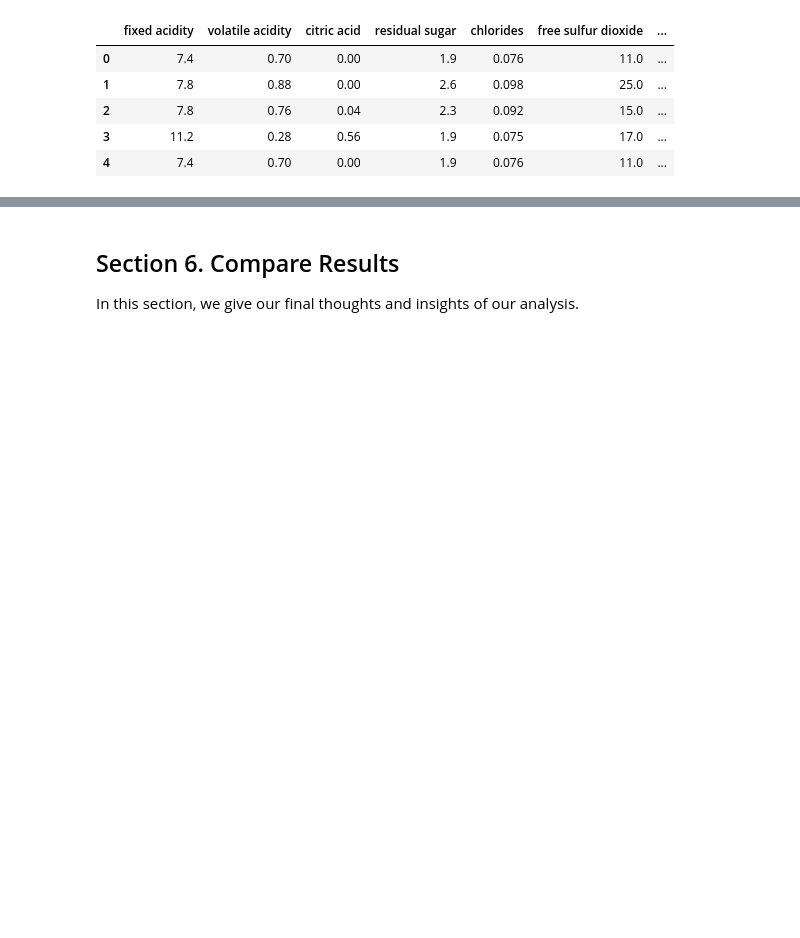
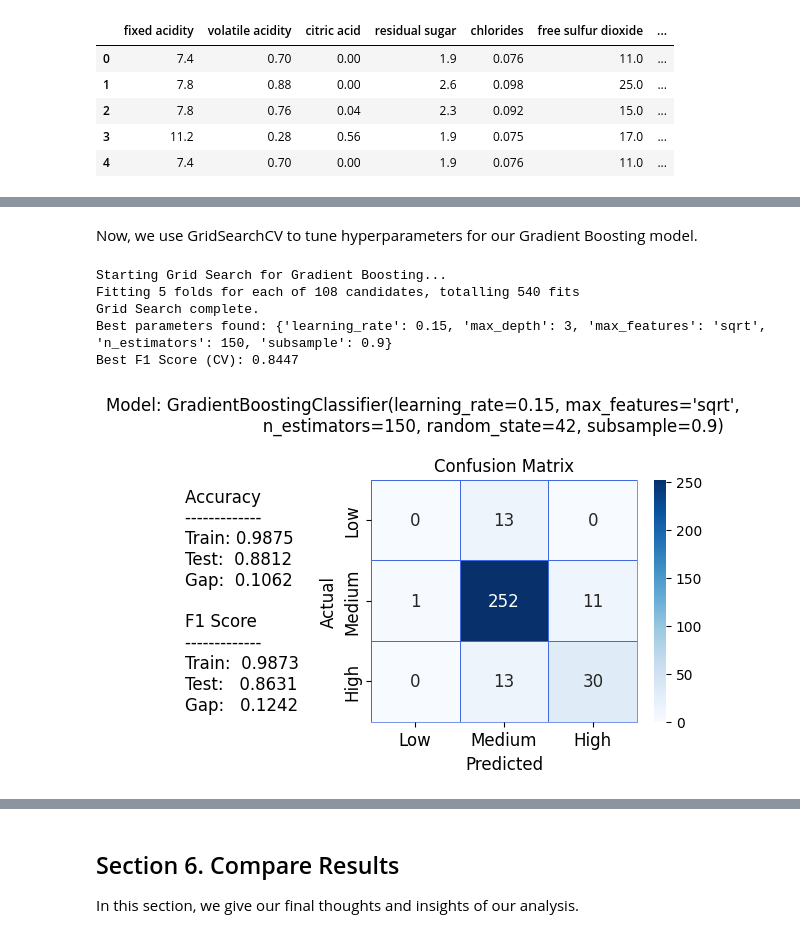
Before and after one commit to JfromNWMS/applied-ml-jordan, a Jupyter notebook: notebooks/project05/ensemble_jordan.ipynb, the cells around one changed output, grey strips where cells are left out. Drawn from its saved outputs; the diff is of its cells as text; code cells hidden in the pictures; blank space fills up the shorter version.

```diff
--- a/notebooks/project05/ensemble_jordan.ipynb
+++ b/notebooks/project05/ensemble_jordan.ipynb
@@ -187,0 +192,52 @@ Train F1 Score: 0.8702, Test F1 Score: 0.8264
+# %% [markdown]
+Now, we use GridSearchCV to tune hyperparameters for our Gradient Boosting model.
+# %%
+# 5-fold stratified cross-validation for tuning both our models
+skf = StratifiedKFold(n_splits=5, shuffle=True, random_state=42)
+
+gb_model = GradientBoostingClassifier(random_state=42)
+
+# Define the grid of hyperparameters to search
+param_grid = {
+    "n_estimators": [100, 150, 200, 250],    # Various amount of trees
+    "learning_rate": [0.05, 0.1, 0.15],      # Various learning rates
+    "max_depth": [1, 2, 3],                  # Various tree depths
+    "subsample": [0.7, 0.8, 0.9],            # Forced subsampling
+    "max_features": ["sqrt"]                 # Restrict number of features at each tree split
+}
+
+grid_search = GridSearchCV(
+    estimator=gb_model,        # The model we are tuning
+    param_grid=param_grid,     # The grid of parameters to test
+    scoring="f1_weighted",     # The metric to optimize
+    cv=skf,                    # Cross-validation strategy
+    verbose=1,                 # Print progress updates during search
+    n_jobs=-1                  # Use all available CPU cores
+)
+
+print("Starting Grid Search for Gradient Boosting...")
+grid_search.fit(X_train, y_train)
+print("Grid Search complete.")
+
+print(f"Best parameters found: {grid_search.best_params_}")
+print(f"Best F1 Score (CV): {grid_search.best_score_:.4f}")
+
+best_gb_model = grid_search.best_estimator_
+
+# Calling evaluate_model here will append the results of the "best" model to our results list
+evaluate_model(
+    "Gradient Boosting (Tuned)",
+    best_gb_model,
+    X_train,
+    y_train,
+    X_test,
+    y_test,
+    results,
+)
+# %% [output]
+Starting Grid Search for Gradient Boosting...
+Fitting 5 folds for each of 108 candidates, totalling 540 fits
+Grid Search complete.
+Best parameters found: {'learning_rate': 0.15, 'max_depth': 3, 'max_features': 'sqrt', 'n_estimators': 150, 'subsample': 0.9}
+Best F1 Score (CV): 0.8447
+[figure, added]
```
Also changed, not shown: parts of 16 cells of this notebook.
